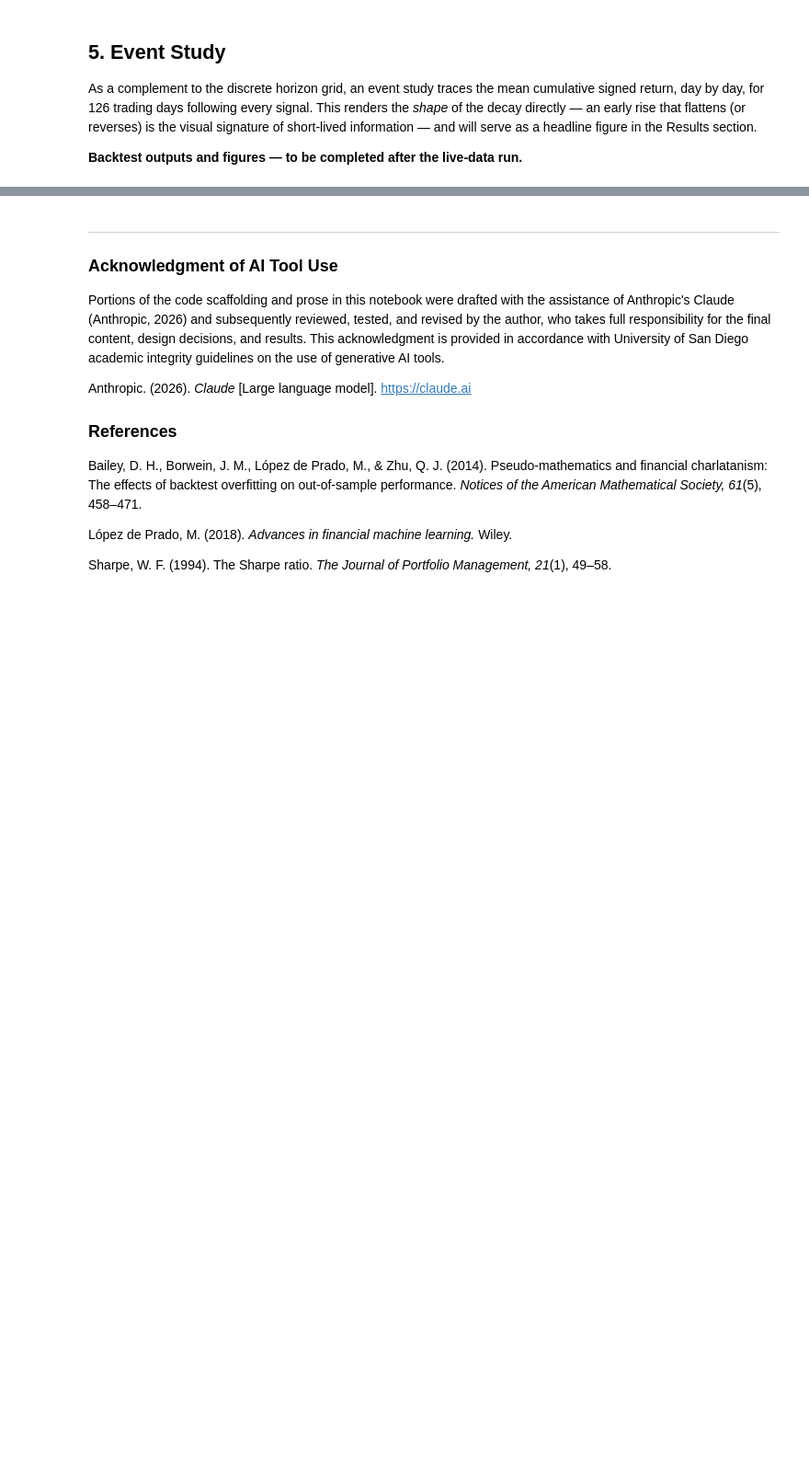
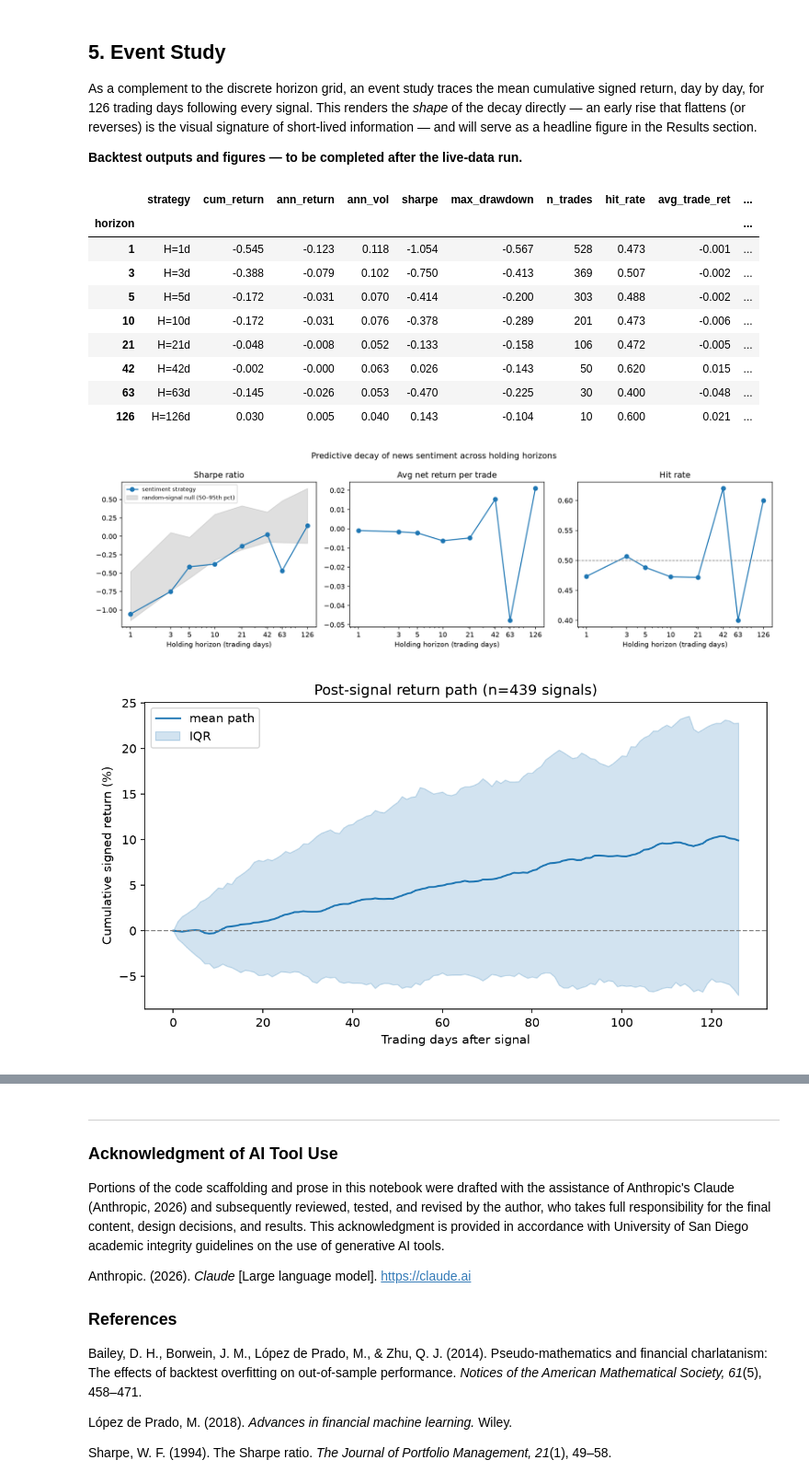
Before and after one commit to SyedMSirajuddin/AAI590FinalProject, a Jupyter notebook: 04_signals_and_backtesting.ipynb, the cells around one changed output, grey strips where cells are left out. Shown at 92% size. Cells and saved outputs as stored; diff of their text form; code cells hidden in the pictures; blank space fills up the shorter version.

```diff
--- a/04_signals_and_backtesting.ipynb
+++ b/04_signals_and_backtesting.ipynb
@@ -96,10 +114,35 @@ As a complement to the discrete horizon grid, an event study traces the mean cum
 # %%
 from src.analysis.horizon_decay import (horizon_table, event_study,
                                         plot_decay_curve, plot_event_study,
                                         plot_equity_curves)
+import matplotlib.pyplot as plt
 
 table = horizon_table(results, nulls)
 display(table.round(3))
+
+# The plotting helpers use a headless backend and save to reports/figures/.
+# Re-display each saved figure inline so it also appears in the notebook.
 plot_decay_curve(table)
 plot_event_study(event_study(signals_oos, prices, max_days=126))
 plot_equity_curves(results, bh)
+
+from pathlib import Path
+from IPython.display import Image, display as idisplay
+figdir = ROOT / "reports" / "figures"
+for f in ["decay_sharpe.png", "event_study.png", "equity_curves.png"]:
+    p = figdir / f
+    if p.exists():
+        idisplay(Image(filename=str(p)))
+# %% [output]
+|  | strategy | cum_return | ann_return | ann_vol | sharpe | max_drawdown | n_trades | hit_rate | avg_trade_ret | ... |
+| horizon |  |  |  |  |  |  |  |  |  | ... |
+| 1 | H=1d | -0.545 | -0.123 | 0.118 | -1.054 | -0.567 | 528 | 0.473 | -0.001 | ... |
+| 3 | H=3d | -0.388 | -0.079 | 0.102 | -0.750 | -0.413 | 369 | 0.507 | -0.002 | ... |
+| 5 | H=5d | -0.172 | -0.031 | 0.070 | -0.414 | -0.200 | 303 | 0.488 | -0.002 | ... |
+| 10 | H=10d | -0.172 | -0.031 | 0.076 | -0.378 | -0.289 | 201 | 0.473 | -0.006 | ... |
+| 21 | H=21d | -0.048 | -0.008 | 0.052 | -0.133 | -0.158 | 106 | 0.472 | -0.005 | ... |
+| 42 | H=42d | -0.002 | -0.000 | 0.063 | 0.026 | -0.143 | 50 | 0.620 | 0.015 | ... |
+| 63 | H=63d | -0.145 | -0.026 | 0.053 | -0.470 | -0.225 | 30 | 0.400 | -0.048 | ... |
+| 126 | H=126d | 0.030 | 0.005 | 0.040 | 0.143 | -0.104 | 10 | 0.600 | 0.021 | ... |
+[figure, added]
+[figure, added]
```
Also changed, not shown: parts of 5 cells of this notebook, 24 other files.
